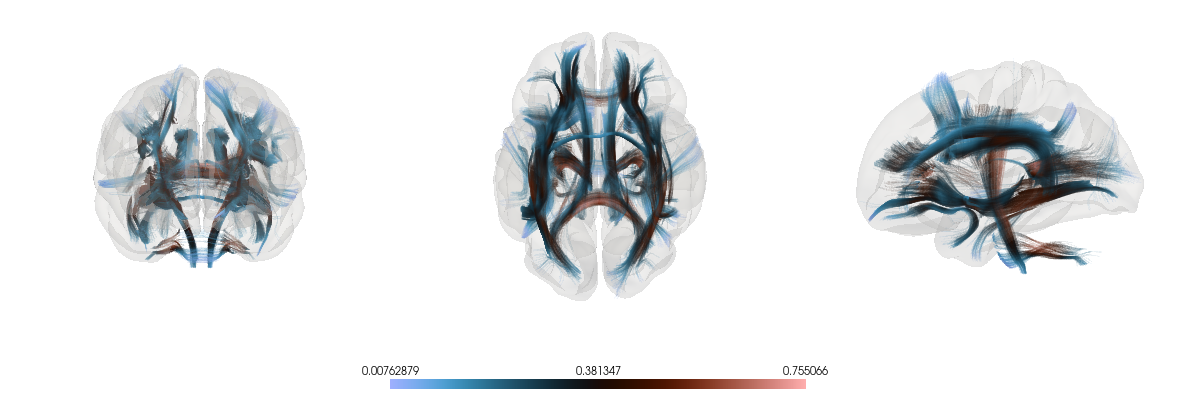
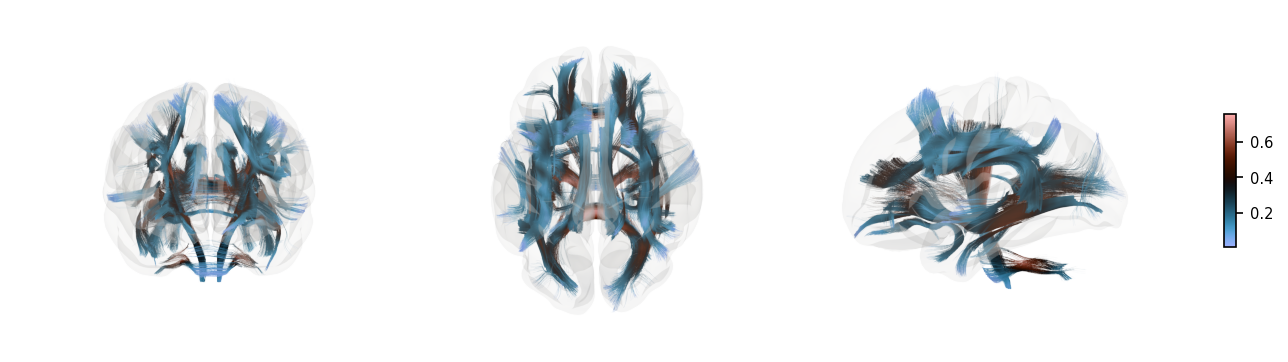
Unified diff of the notebook cell whose output changed from the first chart to the second:
--- before
+++ after
@@ -6,14 +6,12 @@
 # sample the volume across all tracts in the atlas
 # this returns a dictionary mapping tract names to their 1D scalar arrays.
-tract_data = yab.project_vol2tract_atlas(nii_path=fa_path, atlas='xtract_small')
+tract_data = yab.project_vol2tract_atlas(nii_path=fa_path, atlas='xtract_medium')
 
 # plot the tractometry
-yab.plot_tracts(
-    atlas='xtract_small', 
+ax = yab.plot_tracts(
+    atlas='xtract_medium', 
     data=tract_data, 
     views=['anterior', 'superior', 'left_lateral'], 
-    figsize=(1200, 400),
     bmesh='pial',
-    alpha=0.05,
     cmap='berlin'
 )

Commit: matplotlib compatibility layer + connectome plotting + tract optimisation + docs update